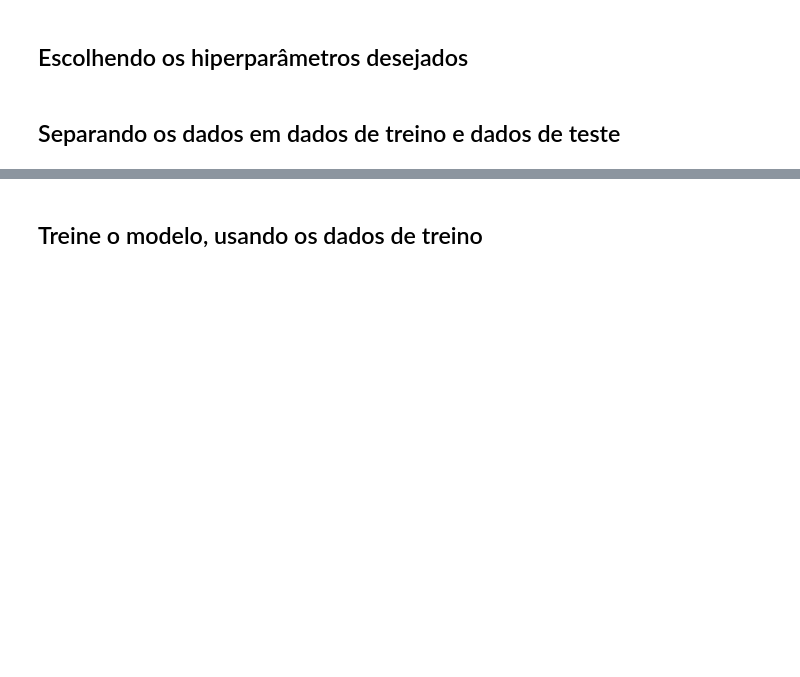
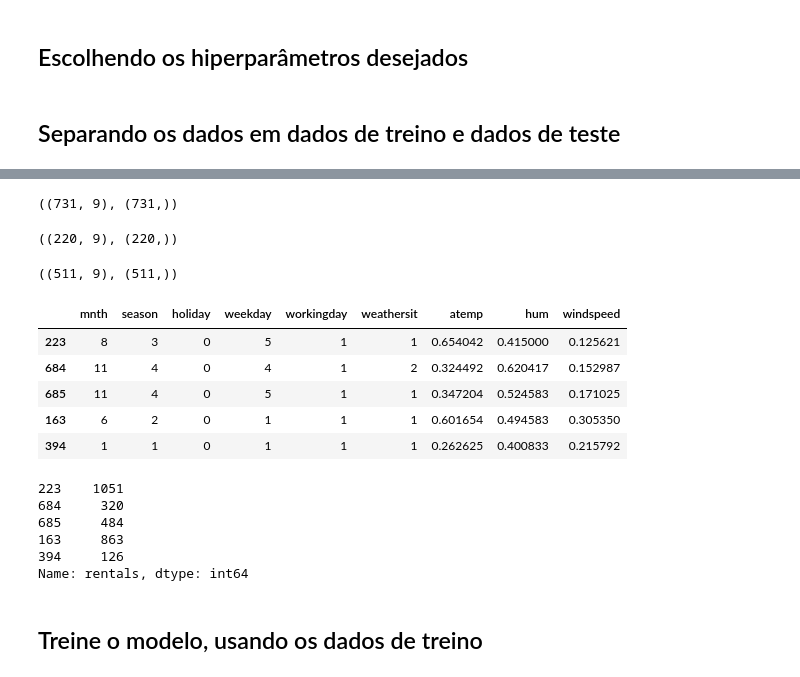
Before and after one commit to PeterRibs/bike_rental_analysis, a Jupyter notebook: Bike_Rental_Analysis.ipynb, the cells around one changed output, grey strips where cells are left out. Cells and saved outputs as stored; diff of their text form; code cells hidden in the pictures; blank space fills up the shorter version.

```diff
--- a/Bike_Rental_Analysis.ipynb
+++ b/Bike_Rental_Analysis.ipynb
@@ -203,2 +218,32 @@ sns.histplot(data=dataframe, x='Log_rentals')
+# %%
+X.shape, y.shape
+# %% [output]
+((731, 9), (731,))
+# %%
+X_test.shape, y_test.shape
+# %% [output]
+((220, 9), (220,))
+# %%
+X_train.shape, y_train.shape
+# %% [output]
+((511, 9), (511,))
+# %%
+X_train.head()
+# %% [output]
+|  | mnth | season | holiday | weekday | workingday | weathersit | atemp | hum | windspeed |
+| 223 | 8 | 3 | 0 | 5 | 1 | 1 | 0.654042 | 0.415000 | 0.125621 |
+| 684 | 11 | 4 | 0 | 4 | 1 | 2 | 0.324492 | 0.620417 | 0.152987 |
+| 685 | 11 | 4 | 0 | 5 | 1 | 1 | 0.347204 | 0.524583 | 0.171025 |
+| 163 | 6 | 2 | 0 | 1 | 1 | 1 | 0.601654 | 0.494583 | 0.305350 |
+| 394 | 1 | 1 | 0 | 1 | 1 | 1 | 0.262625 | 0.400833 | 0.215792 |
+# %%
+y_train.head()
+# %% [output]
+223    1051
+684     320
+685     484
+163     863
+394     126
+Name: rentals, dtype: int64
 # %% [markdown]
 ## Treine o modelo, usando os dados de treino
```
Also changed, not shown: parts of 12 cells of this notebook.
